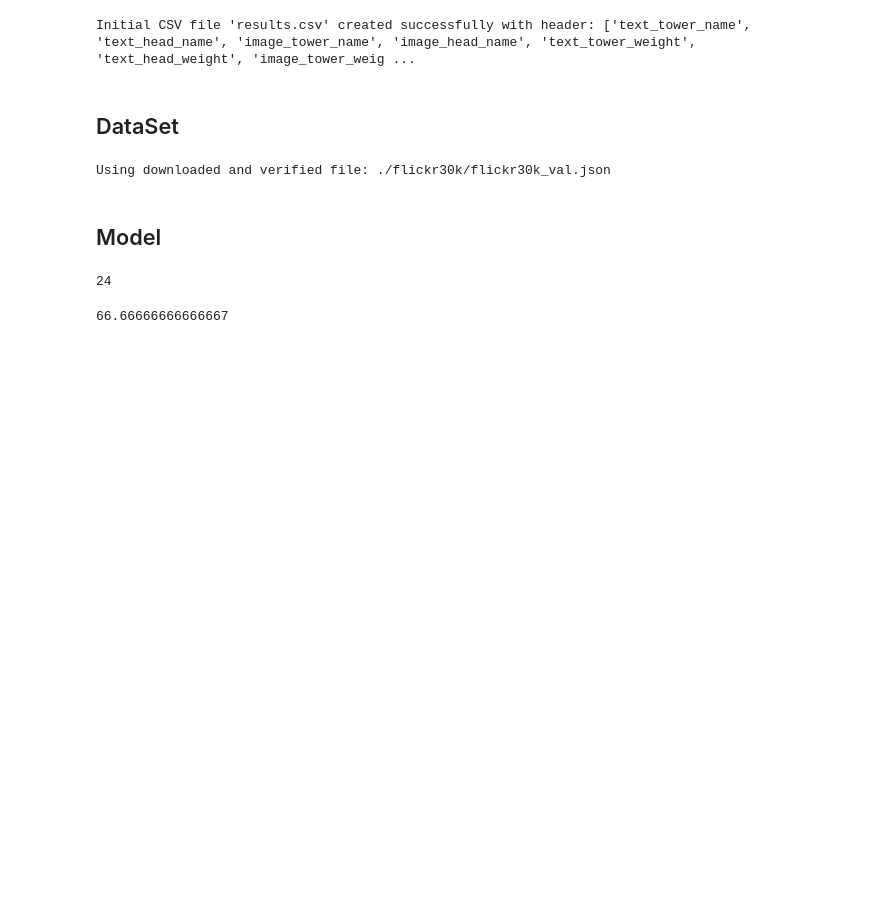
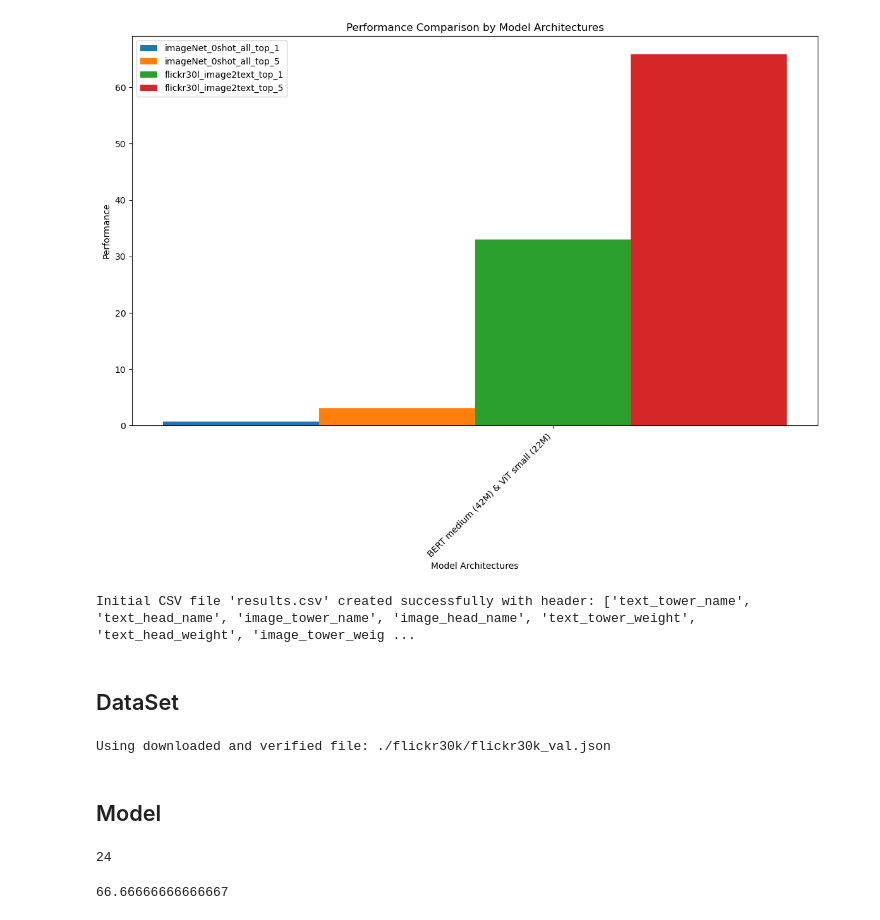
Before and after one commit to CarrelV/master_lit, a Jupyter notebook: temp.ipynb, the cells around one changed output. Cells and saved outputs as stored; diff of their text form; code cells hidden in the pictures; blank space fills up the shorter version.

```diff
--- a/temp.ipynb
+++ b/temp.ipynb
@@ -3,0 +51,27 @@ import numpy as np
+# %%
+import numpy as np
+
+architectures = df[['text_tower_name', 'image_tower_name']].drop_duplicates()
+performance_metrics = ['imageNet_0shot_all_top_1', 'imageNet_0shot_all_top_5',
+                       'flickr30l_image2text_top_1', 'flickr30l_image2text_top_5']
+
+fig, ax = plt.subplots(figsize=(14, 8))
+
+index = np.arange(len(architectures))
+bar_width = 0.2
+
+for i, metric in enumerate(performance_metrics):
+    ax.bar(index + i * bar_width, df.groupby(['text_tower_name', 'image_tower_name'])[metric].mean(),
+           bar_width, label=metric)
+
+ax.set_xlabel('Model Architectures')
+ax.set_ylabel('Performance')
+ax.set_title('Performance Comparison by Model Architectures')
+ax.set_xticks(index + bar_width / 2 * len(performance_metrics))
+ax.set_xticklabels(architectures.apply(lambda x: f'{x[0]} & {x[1]}', axis=1))
+ax.legend()
+
+plt.xticks(rotation=45, ha='right')
+plt.show()
+# %% [output]
+[figure, added]
```
Also changed, not shown: parts of 5 cells of this notebook, 4 other files.
